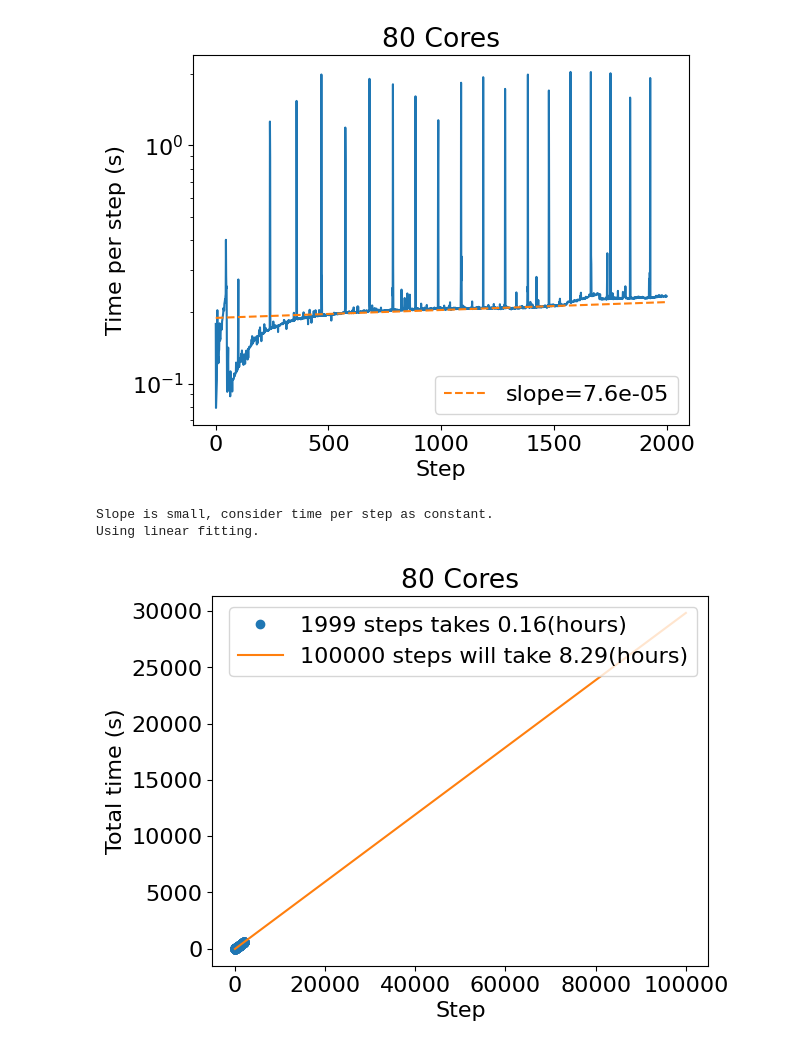
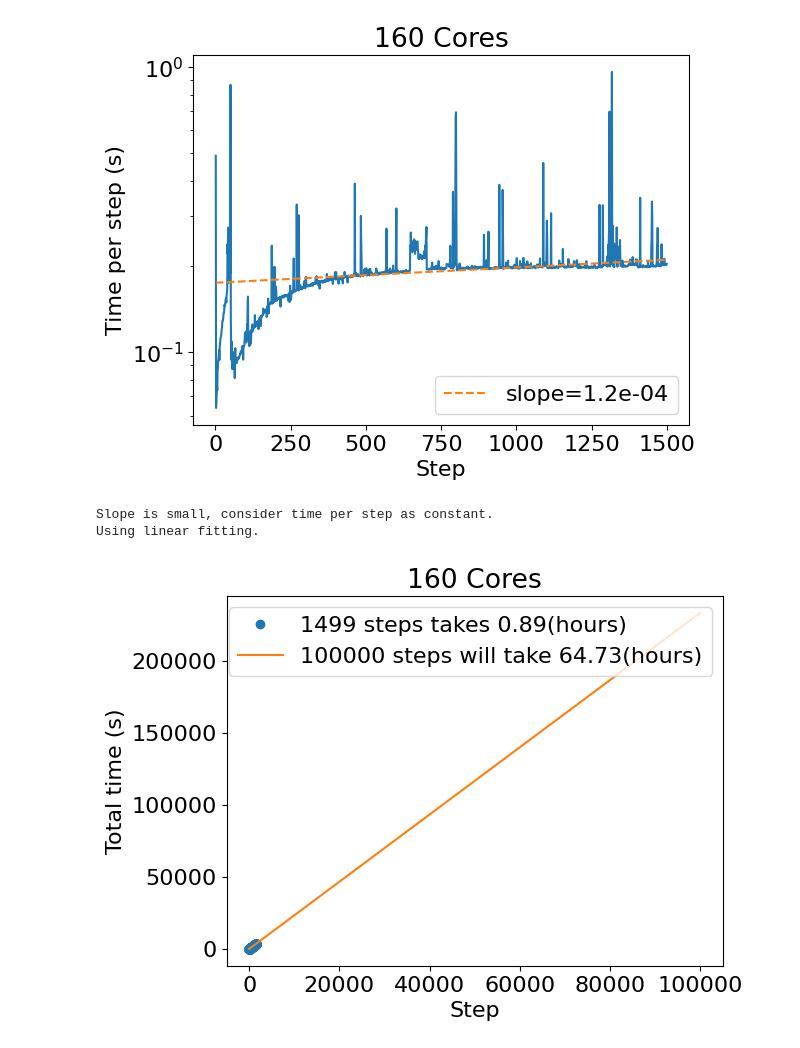
Before and after one commit to HuntFeng/magnetic-nozzle-warpx, a Jupyter notebook: analysis.ipynb, the cells around one changed output. Drawn from its saved outputs; the diff is of its cells as text; code cells hidden in the pictures.

```diff
--- a/analysis.ipynb
+++ b/analysis.ipynb
@@ -1,5 +1,5 @@
 # %%
 from post_processing import Analysis
 # %%
-analysis = Analysis("diags202312181612")
+analysis = Analysis("diags202312191433")
 # %%
@@ -15,7 +15,7 @@ for plot_type in ["slice", "line"]:
 # %%
-analysis.plot_time(100000)
+analysis.plot_time(100000, fitting_range=[500, 1000])
 # %% [output]
-[figure, old version]
+[figure, new version]
 Slope is small, consider time per step as constant.
 Using linear fitting.
-[figure, old version]
+[figure, new version]
```
Also changed, not shown: parts of 2 cells of this notebook, 2 other files.
